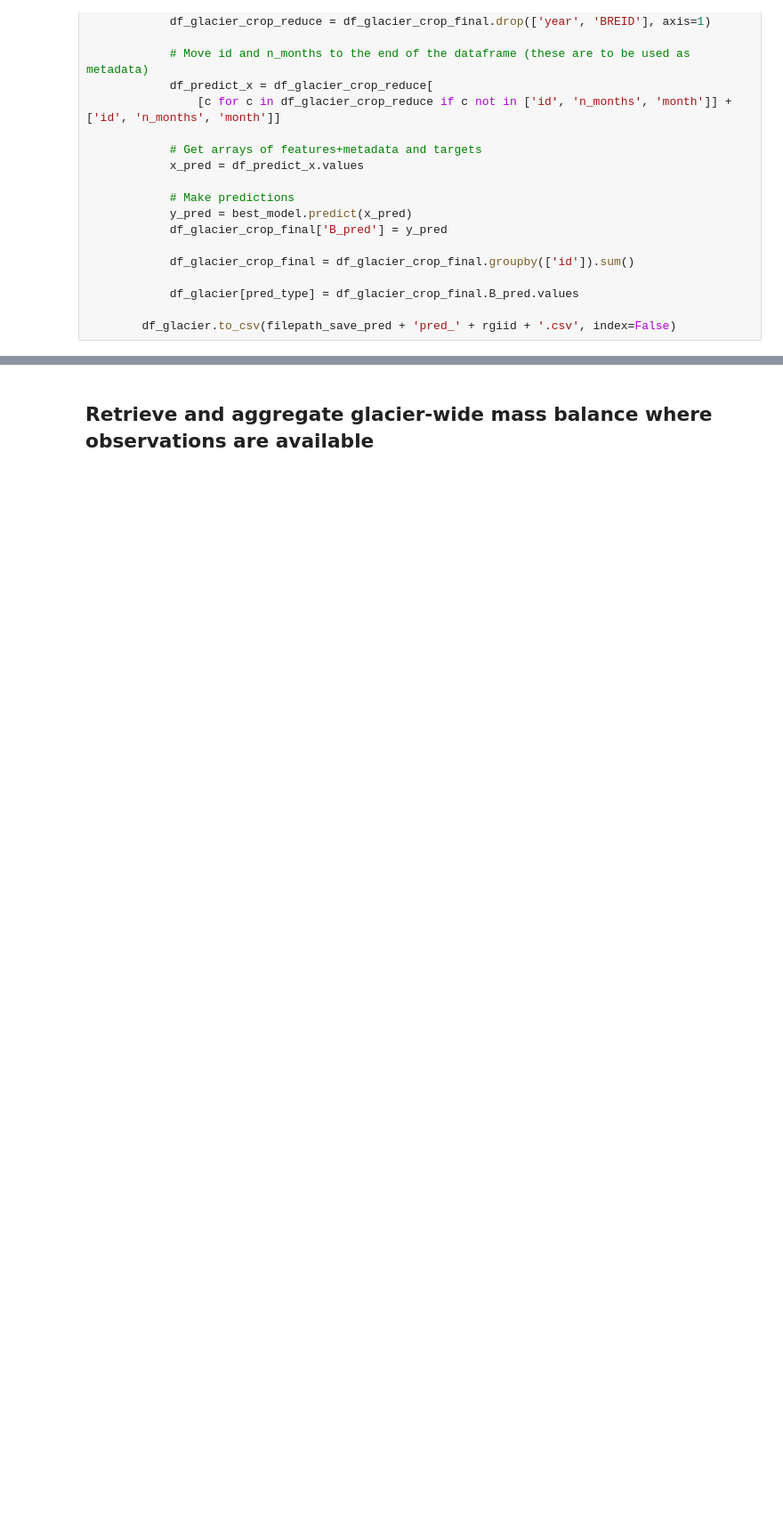
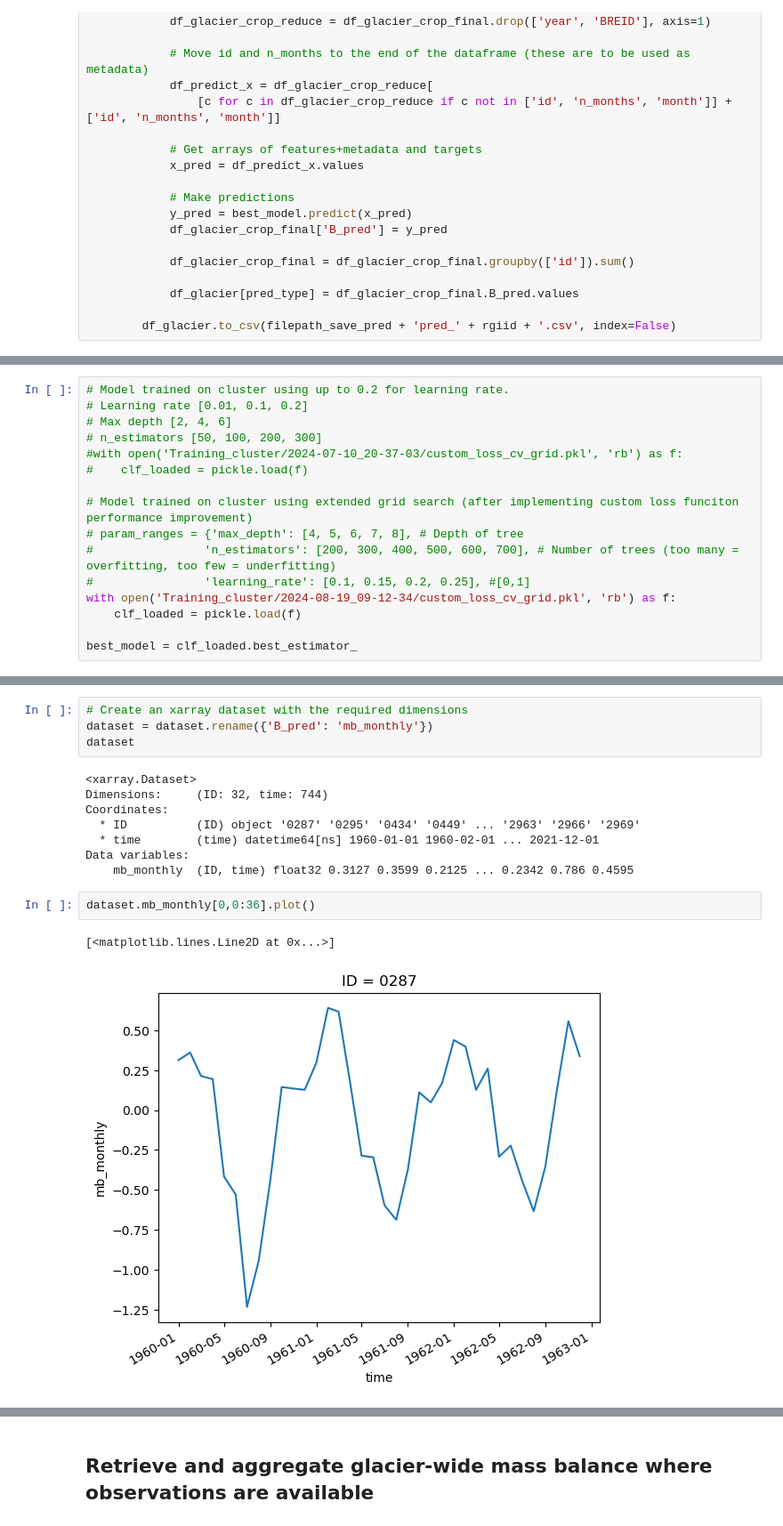
Before and after one commit to khsjursen/ML_MB_Norway, a Jupyter notebook: predict_glacier_wide.ipynb, the cells around one changed output, grey strips where cells are left out. Shown at 89% size. Cells and saved outputs as stored; diff of their text form; blank space fills up the shorter version.

Commit message:
ML model monthly predictions

```diff
--- a/predict_glacier_wide.ipynb
+++ b/predict_glacier_wide.ipynb
@@ -695,0 +703,16 @@ for filename_glacier_data in os.listdir(filepath_glacier_data):
+# %%
+# Model trained on cluster using up to 0.2 for learning rate.
+# Learning rate [0.01, 0.1, 0.2]
+# Max depth [2, 4, 6]
+# n_estimators [50, 100, 200, 300]
+#with open('Training_cluster/2024-07-10_20-37-03/custom_loss_cv_grid.pkl', 'rb') as f:
+#    clf_loaded = pickle.load(f)
+
+# Model trained on cluster using extended grid search (after implementing custom loss funciton performance improvement)
+# param_ranges = {'max_depth': [4, 5, 6, 7, 8], # Depth of tree
+#                'n_estimators': [200, 300, 400, 500, 600, 700], # Number of trees (too many = overfitting, too few = underfitting)
+#                'learning_rate': [0.1, 0.15, 0.2, 0.25], #[0,1]
+with open('Training_cluster/2024-08-19_09-12-34/custom_loss_cv_grid.pkl', 'rb') as f:
+    clf_loaded = pickle.load(f)
+
+best_model = clf_loaded.best_estimator_
@@ -695,0 +838,17 @@ for filename_glacier_data in os.listdir(filepath_glacier_data):
+# %%
+# Create an xarray dataset with the required dimensions
+dataset = dataset.rename({'B_pred': 'mb_monthly'})
+dataset
+# %% [output]
+<xarray.Dataset>
+Dimensions:     (ID: 32, time: 744)
+Coordinates:
+  * ID          (ID) object '0287' '0295' '0434' '0449' ... '2963' '2966' '2969'
+  * time        (time) datetime64[ns] 1960-01-01 1960-02-01 ... 2021-12-01
+Data variables:
+    mb_monthly  (ID, time) float32 0.3127 0.3599 0.2125 ... 0.2342 0.786 0.4595
+# %%
+dataset.mb_monthly[0,0:36].plot()
+# %% [output]
+[<matplotlib.lines.Line2D at 0x...>]
+[figure, added]
```
Also changed, not shown: parts of 20 cells of this notebook.
